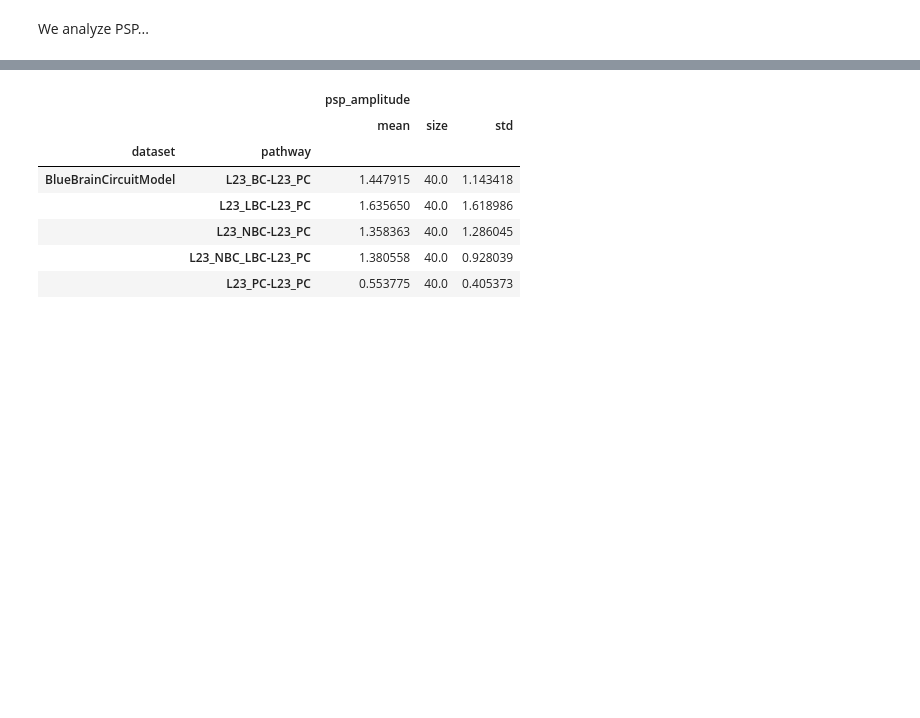
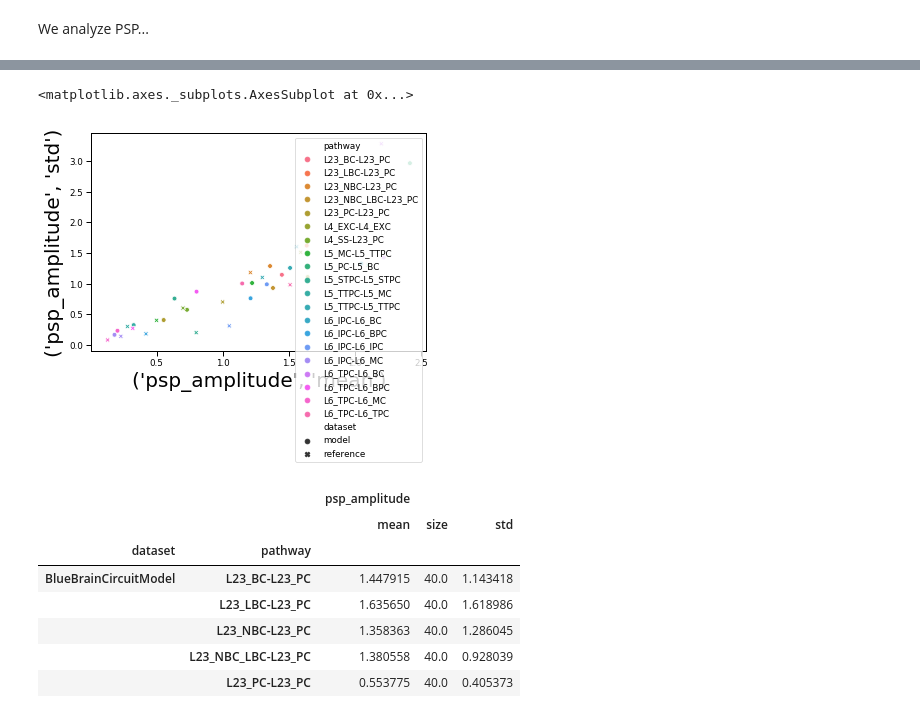
Before and after one commit to BlueBrain/DMT, a Jupyter notebook: v2/neuro_dmt/library/users/visood/sscx_dissemination/analyses/simulation/psp_callibration/notebooks/AnalyzePSP.ipynb, the cells around one changed output, grey strips where cells are left out. Saved outputs shown, nothing was run; the diff lists cells and outputs as text; code cells hidden in the pictures; blank space fills up the shorter version.

```diff
--- a/v2/neuro_dmt/library/users/visood/sscx_dissemination/analyses/simulation/psp_callibration/notebooks/AnalyzePSP.ipynb
+++ b/v2/neuro_dmt/library/users/visood/sscx_dissemination/analyses/simulation/psp_callibration/notebooks/AnalyzePSP.ipynb
@@ -143,6 +117,5 @@ To retain the current behavior and silence the warning, pass 'sort=True'.
 # %%
-print(df.head())
 plotting_data =\
     analysis_pspamps._with_reference_data(
-        measurement_pspamps[adapter.get_label(pspsim)],
+        measurement_pspamps["data"],
         reference_data=reference_data)
@@ -168,0 +122,19 @@ plotting_data["BlueBrainCircuitModel"].head()
+# %%
+from dmt.tk.plotting.scatter import ScatterPlot
+scatter =\
+    ScatterPlot(
+        name="psp_std_mean_scatter",
+        title="PSP amplitude standard deviation dependence on mean",
+        xvar="psp_amplitude_mean",
+        xlabel="Mean",
+        yvar="psp_amplitude_std",
+        ylabel="Standard Deviation",
+        svar="dataset",
+        gvar="pathway")
+        #gvar_order=["model", "reference"],
+        #gvar_kwargs={"marker": ["o", "^"], "sizes": [20, 20]})
+
+df = scatter.get_dataframe(plotting_data)
+df.columns = ["{}_{}".format(*c) if c[1] else c[0] for c in df.columns]
+df.dataset.unique()
+#scatter(df)
@@ -169 +163,14 @@ plotting_data["BlueBrainCircuitModel"].head()
+# %%
+import seaborn
+
+seaborn.scatterplot(
+    x=("psp_amplitude", "mean"),
+    y=("psp_amplitude", "std"),
+    style="dataset",
+    #markers=None,
+    hue="pathway",
+    data=df)
+# %% [output]
+<matplotlib.axes._subplots.AxesSubplot at 0x...>
+[figure, added]
 # %%
```
Also changed, not shown: parts of 12 cells of this notebook, 1 other file.
